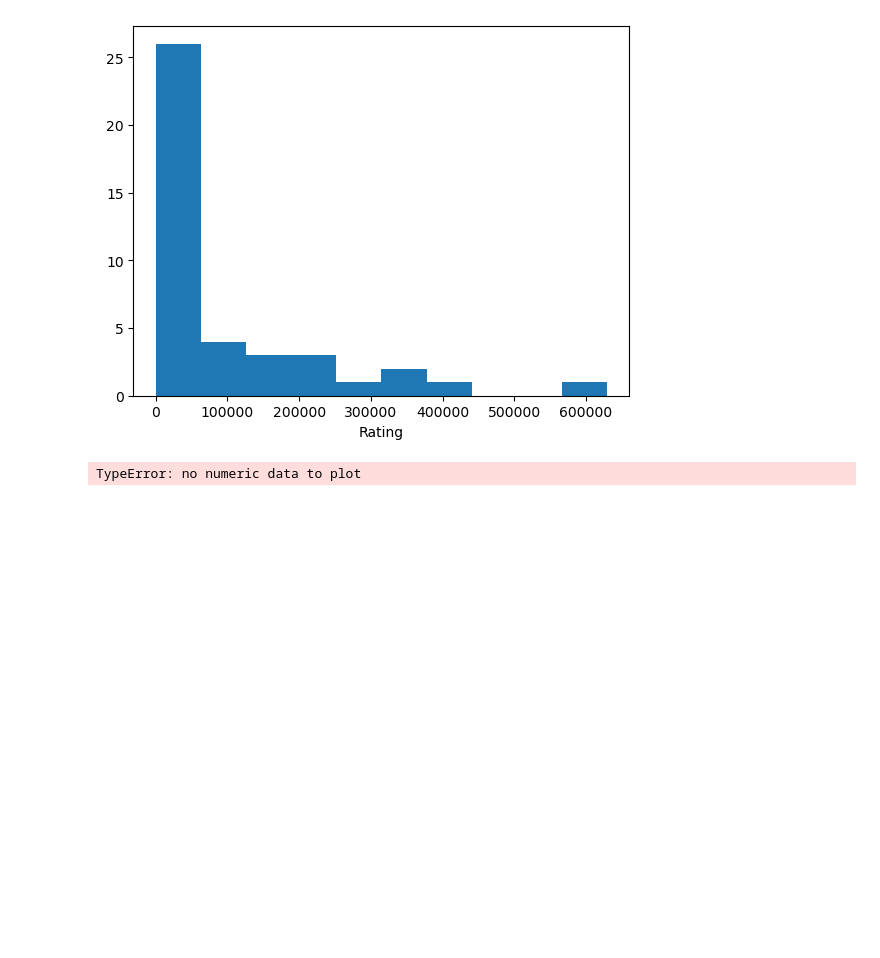
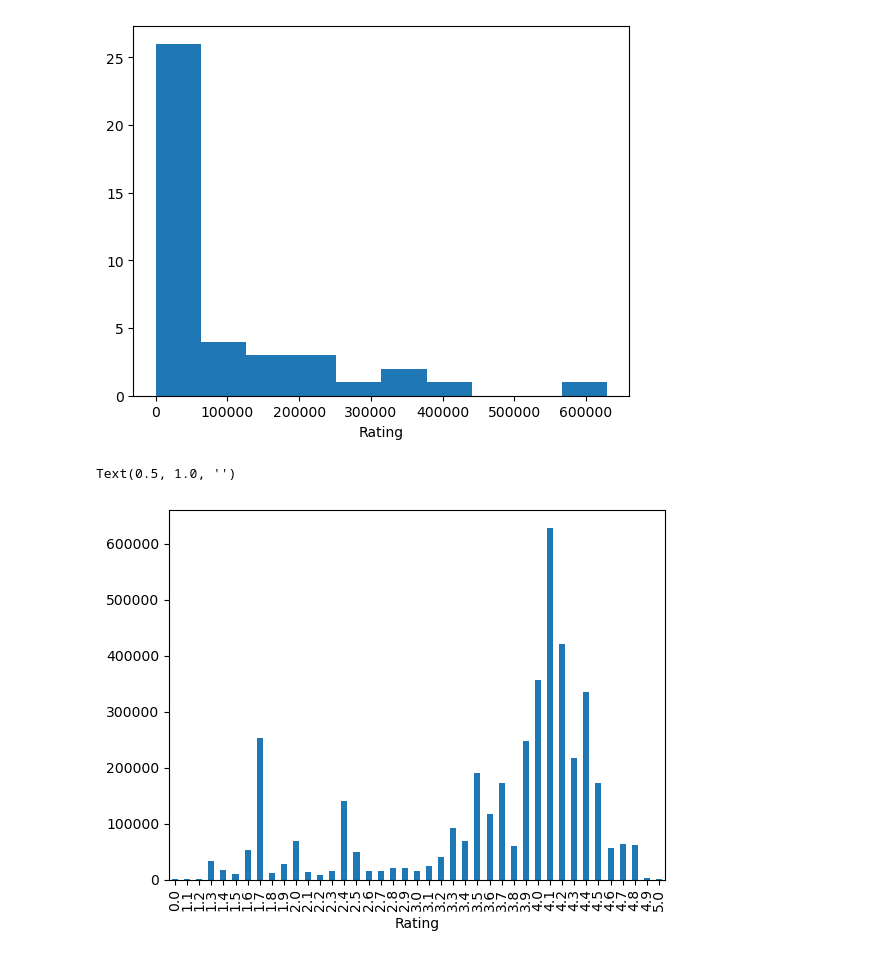
Before and after one commit to LouLan99/User-Rating-Prediction-Model, a Jupyter notebook: notebooks/01-data-loading-cleaning copy.ipynb, the cells around one changed output. Saved outputs shown, nothing was run; the diff lists cells and outputs as text; code cells hidden in the pictures; blank space fills up the shorter version.

```diff
--- a/notebooks/01-data-loading-cleaning copy.ipynb
+++ b/notebooks/01-data-loading-cleaning copy.ipynb
@@ -567,8 +567,11 @@ plt.title('')
 # %% [output]
 Text(0.5, 1.0, '')
 [figure]
-# %%
-df.groupby('Rating')['Category'].plot(kind='hist
-                                      ')
-# %% [output]
-TypeError: no numeric data to plot
+# %%
+df.groupby('Rating')['Minimum Installs'].mean().plot(kind='bar')
+plt.xlabel('Rating')
+plt.ylabel('Average Minimum installs')
+plt.title('')
+# %% [output]
+Text(0.5, 1.0, '')
+[figure, added]
```
Also changed, not shown: parts of 9 cells of this notebook.
